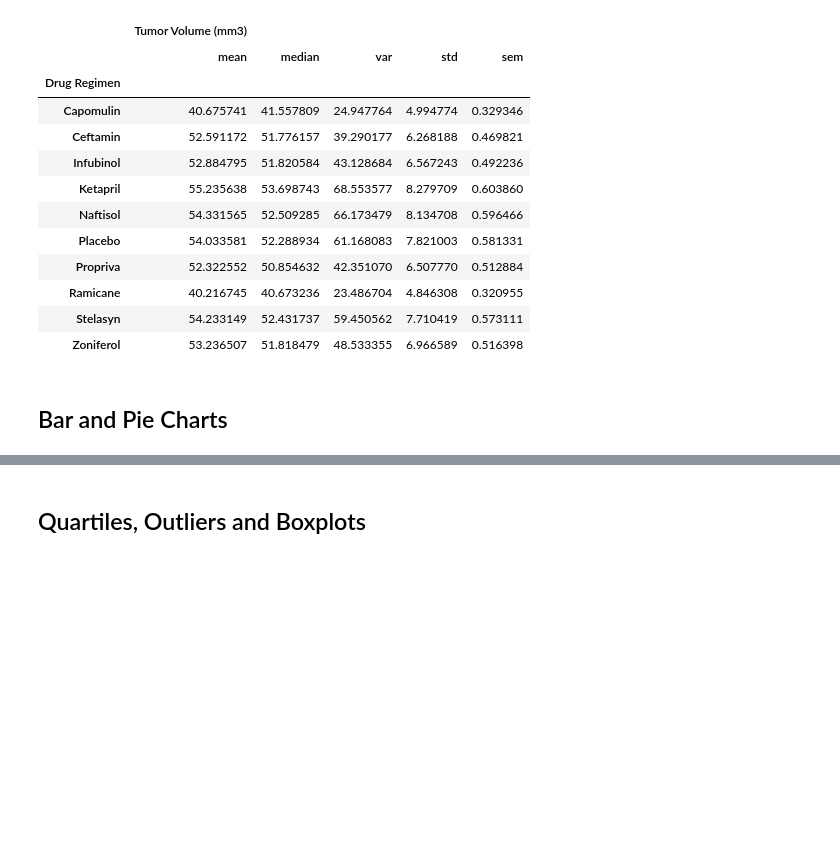
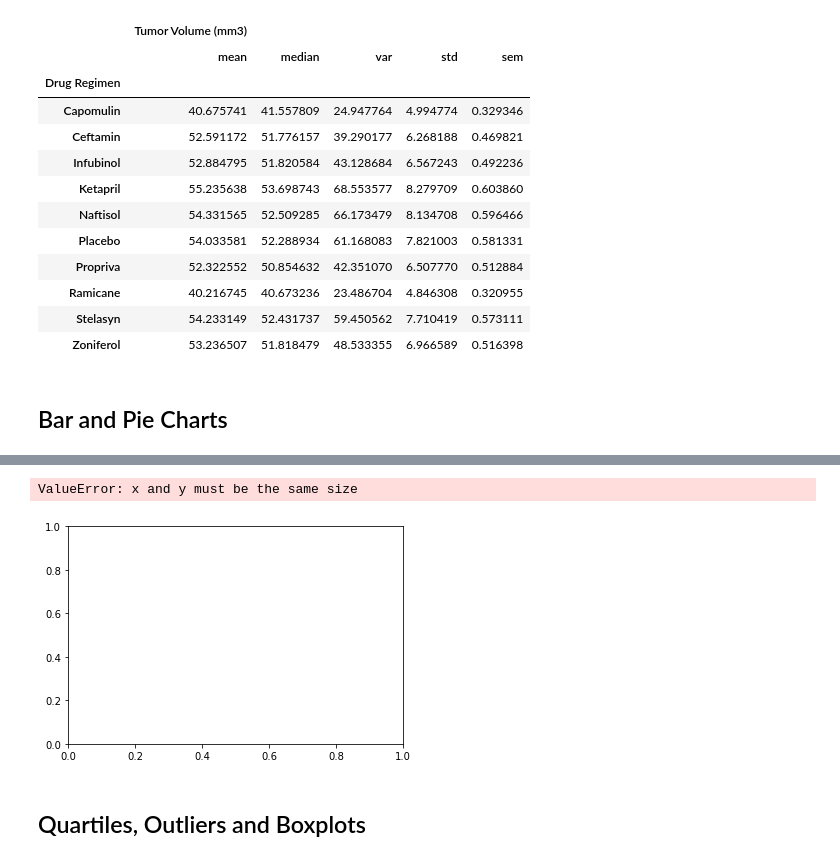
Before and after one commit to papadiscobravo/Pymeceutical-challenge-2, a Jupyter notebook: homework/assignment05/pymaceuticals_starter.ipynb, the cells around one changed output, grey strips where cells are left out. Saved outputs shown, nothing was run; the diff lists cells and outputs as text; code cells hidden in the pictures; blank space fills up the shorter version.

```diff
--- a/homework/assignment05/pymaceuticals_starter.ipynb
+++ b/homework/assignment05/pymaceuticals_starter.ipynb
@@ -287,3 +347,14 @@ summary_df_concise
+# %%
+plt.scatter(x_axis, measurementsPerRegimen)
+
+
+
+# measurementsPerRegimen.plot.bar(legend="")
+# plt.ylabel("measurements")
+# plt.title("Measurements per Drug Regimen")
+# %% [output]
+ValueError: x and y must be the same size
+[figure, added]
 # %%
 # 9 Generate a pie plot showing the distribution of female versus male mice using pandas
 # %%
```
Also changed, not shown: parts of 7 cells of this notebook.
